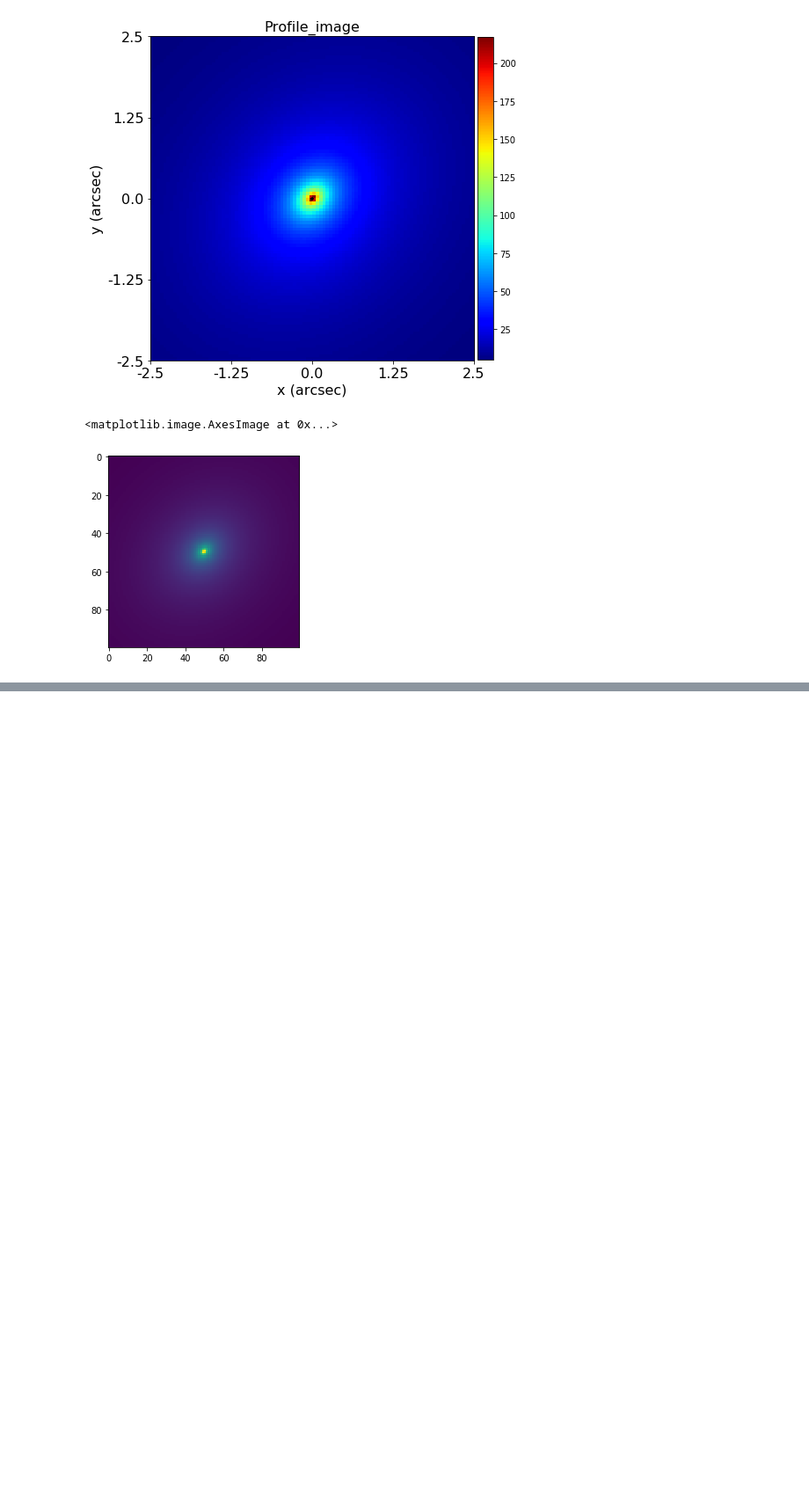
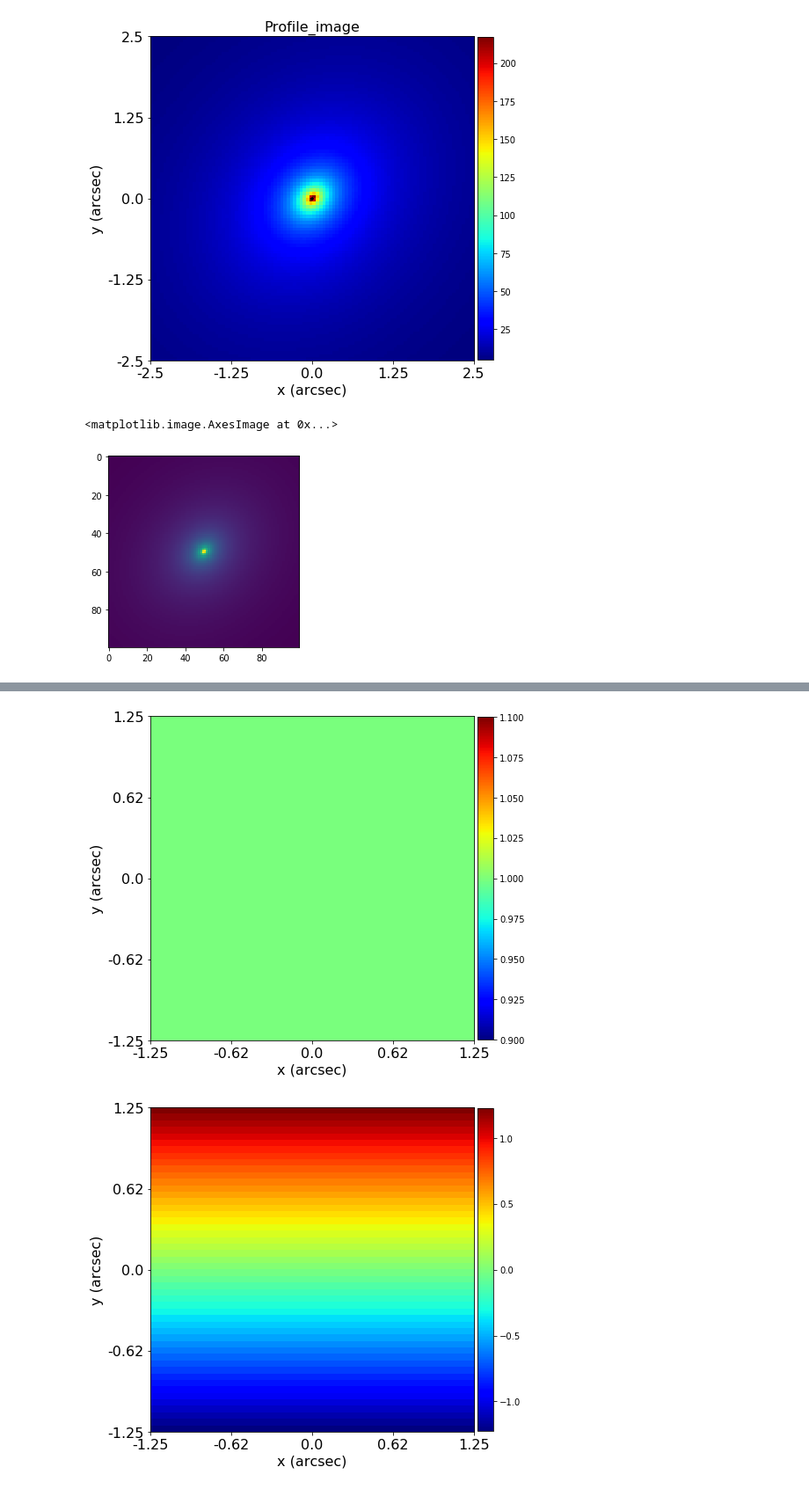
Before and after one commit to darthgera123/autolens_workspace, a Jupyter notebook: howtolens/chapter_1_introduction/tutorial_2_profiles.ipynb, the cells around one changed output, grey strips where cells are left out. Shown: that part at 88% size. Drawn from its saved outputs; the diff is of its cells as text; code cells hidden in the pictures; blank space fills up the shorter version.

```diff
--- a/howtolens/chapter_1_introduction/tutorial_2_profiles.ipynb
+++ b/howtolens/chapter_1_introduction/tutorial_2_profiles.ipynb
@@ -232,0 +260,41 @@ plt.imshow(light_profile_image_1.in_2d_binned)
+# %%
+grid = al.grid.uniform(shape_2d=(50, 50), pixel_scales=0.05)
+
+mass_sheet = al.mp.MassSheet(kappa=1.0)
+
+convergence = mass_sheet.convergence_from_grid(grid=grid)
+
+aplt.array(
+
+    array=convergence, include=aplt.Include(critical_curves=True, caustics=True)
+
+)
+
+deflections = mass_sheet.deflections_from_grid(grid=grid)
+
+deflections_y = grid.mapping.array_stored_1d_from_sub_array_1d(
+
+    sub_array_1d=deflections[:, 0]
+
+)
+
+deflections_x = grid.mapping.array_stored_1d_from_sub_array_1d(
+
+    sub_array_1d=deflections[:, 1]
+
+)
+
+aplt.array(
+
+    array=deflections_y, include=aplt.Include(critical_curves=True, caustics=True)
+
+)
+
+aplt.array(
+
+    array=deflections_x, include=aplt.Include(critical_curves=False, caustics=False)
+
+)
+# %% [output]
+[figure, added]
+[figure, added]
```
Also changed, not shown: parts of 7 cells of this notebook, 1 other file.
